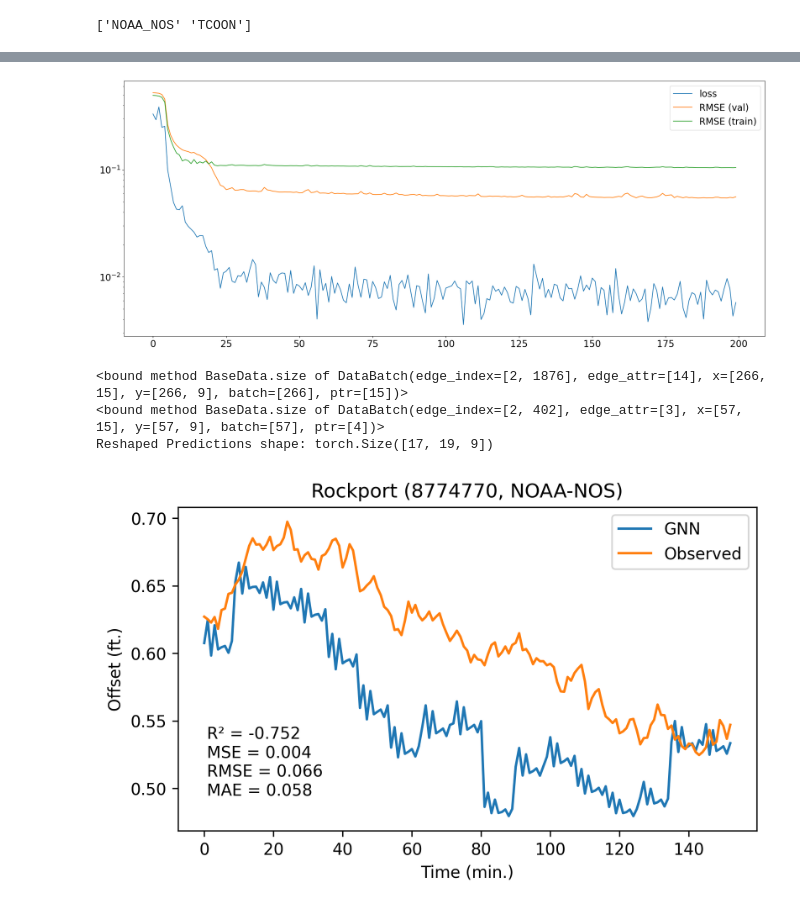
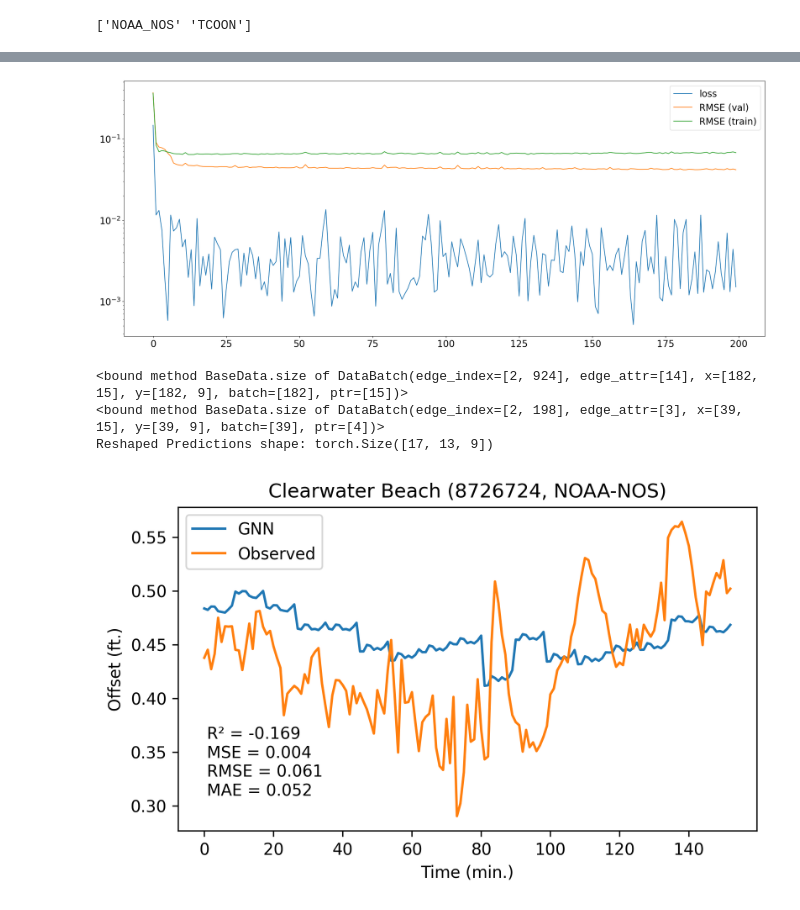
Before and after one commit to NoujoudNader/SormNet, a Jupyter notebook: multiple_storms/main_test.ipynb, the cells around one changed output, grey strips where cells are left out. Saved outputs shown, nothing was run; the diff lists cells and outputs as text; code cells hidden in the pictures.

```diff
--- a/multiple_storms/main_test.ipynb
+++ b/multiple_storms/main_test.ipynb
@@ -26,3 +26,6 @@ Storms:
+# %%
+storm_list = ['CHARLEY', 'HERMINE', 'IDALIA', 'IAN', 'DENNIS', 'WILMA', 'DEBBY', 'MICHAEL', 'ETA', 'FRED', 'HELENE', 'MILTON']
+data_df = data_df[data_df['storm'].isin(storm_list)].dropna()
 # %%
 # Keep only stations on the East Coast
 
@@ -108,7 +111,7 @@ station_info_df_USGS = station_info_df[(station_info_df['agency'] == 'USGS') | (
 
 
 
-plt.rcParams['figure.figsize'] = [25, 12.5]
+plt.rcParams['figure.figsize'] = [16, 12]
 plt.rcParams.update({'font.size': 20})
 
 fig = plt.figure()
@@ -165,7 +183,7 @@ config = {
     # ['CHARLEY' 'WILMA' 'HERMINE' 'IRMA' 'ETA' 'ELSA' 'IAN']
     'SPLITS': {
     # 'TRAIN_STORMS': ['CHARLEY', 'HERMINE', 'MATTHEW', 'HARVEY', 'IDA']
-    'TRAIN_STORMS': ['CHARLEY', 'HERMINE'],
+    'TRAIN_STORMS': ['CHARLEY', 'HERMINE', 'DENNIS', 'WILMA', 'DEBBY', 'MICHAEL', 'ETA', 'FRED', 'HELENE', 'MILTON'],
     # 'TRAIN_STORMS': ['CHARLEY', 'WILMA', 'HERMINE', 'IRMA', 'ELSA'],
     'VAL_STORMS': ['IAN'],
     'TEST_STORMS': ['IDALIA'],
@@ -553,7 +571,7 @@ station_info_df_USGS = station_info_df[(station_info_df['agency'] == 'USGS') | (
 
 
 
-plt.rcParams['figure.figsize'] = [25, 12.5]
+plt.rcParams['figure.figsize'] = [16, 12]
 plt.rcParams.update({'font.size': 20})
 
 fig = plt.figure()
@@ -933,7 +951,7 @@ plt.yscale('log')
 plt.legend()
 plt.show()
 # %% [output]
-[figure, old version]
+[figure, new version]
 # %%
 predictions = []
 ground_truths = []
@@ -966,9 +984,9 @@ reshaped_predictions = predictions.view(num_graphs, num_nodes, num_features)
 reshaped_truth=ground_truths.view(num_graphs, num_nodes, num_features)
 print("Reshaped Predictions shape:", reshaped_predictions.shape)
 # %% [output]
-<bound method BaseData.size of DataBatch(edge_index=[2, 1876], edge_attr=[14], x=[266, 15], y=[266, 9], batch=[266], ptr=[15])>
-<bound method BaseData.size of DataBatch(edge_index=[2, 402], edge_attr=[3], x=[57, 15], y=[57, 9], batch=[57], ptr=[4])>
-Reshaped Predictions shape: torch.Size([17, 19, 9])
+<bound method BaseData.size of DataBatch(edge_index=[2, 924], edge_attr=[14], x=[182, 15], y=[182, 9], batch=[182], ptr=[15])>
+<bound method BaseData.size of DataBatch(edge_index=[2, 198], edge_attr=[3], x=[39, 15], y=[39, 9], batch=[39], ptr=[4])>
+Reshaped Predictions shape: torch.Size([17, 13, 9])
 # %%
 from sklearn.metrics import r2_score, mean_squared_error, root_mean_squared_error, mean_absolute_error, mean_squared_error
 
@@ -977,39 +995,39 @@ plt.rcParams.update({'font.size': 10})
 plt.rcParams['figure.dpi'] = 300
 
 # Select the node index (e.g., node 5)
-node_index = 16
+node_index = 2
 
 # # Reshape predictions to [num_graphs, num_nodes, num_features]
 
 # Extract the predictions for the specific node across all graphs
 node_pred = reshaped_predictions[:, node_index, :].reshape(-1)  # Shape: [num_graphs, num_features]
 node_truth = reshaped_truth[:, node_index, :].reshape(-1)  # Shape: [num_graphs, num_features]
 # node_truth[]
 # Print the shape
 # print("Node Time Series shape:", node_time_series.shape)  # [num_graphs, num_features]
 
 plt.figure()
 plt.plot(node_pred,label='GNN')
 plt.plot(node_truth, label='Observed')
 plt.legend()
 title_str = f'{names[node_index]} ({ids[node_index]}, {agencies[node_index].replace("_", "-")})'
 plt.title(title_str)
 
 r_sq_str = "R\u00b2 = {:.3f}\n".format(r2_score(node_truth, node_pred))
 mse_str = "MSE = {:.3f}\n".format(mean_squared_error(node_truth, node_pred))
 rmse_str = "RMSE = {:.3f}\n".format(root_mean_squared_error(node_truth, node_pred))
 mae_str = "MAE = {:.3f}\n".format(mean_absolute_error(node_truth, node_pred))
 stat_str = r_sq_str + mse_str + rmse_str + mae_str
 plt.annotate(stat_str, xy=(0.05, 0.05), xycoords='axes fraction')
 
 plt.ylabel('Offset (ft.)')
 plt.xlabel('Time (min.)')
 plt.show()
 # # Print results
 # print("Predictions:")
 # print(predictions.shape)
 # print("Ground Truths:")
 # print(ground_truths.shape)
 # %% [output]
-[figure, old version]
+[figure, new version]
 # %%
```
Also changed, not shown: parts of 16 cells of this notebook, 30 other files.
